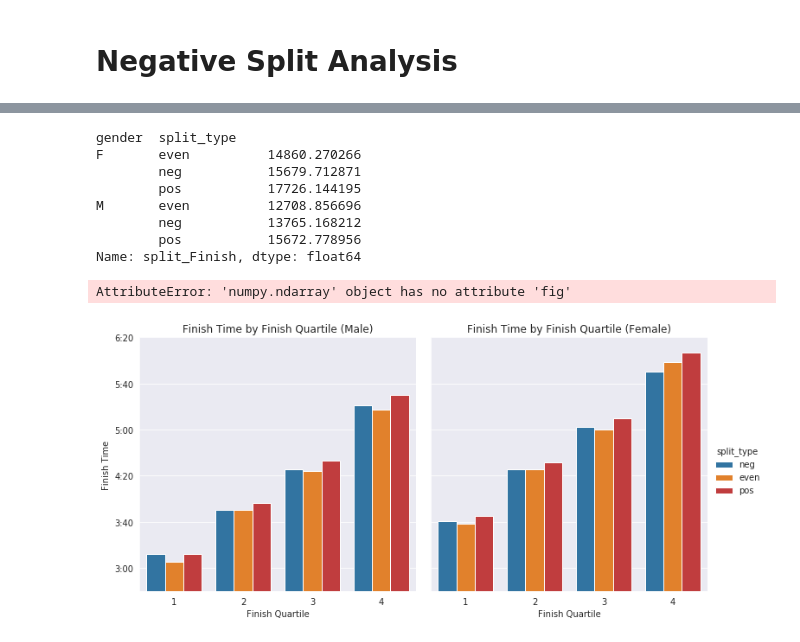
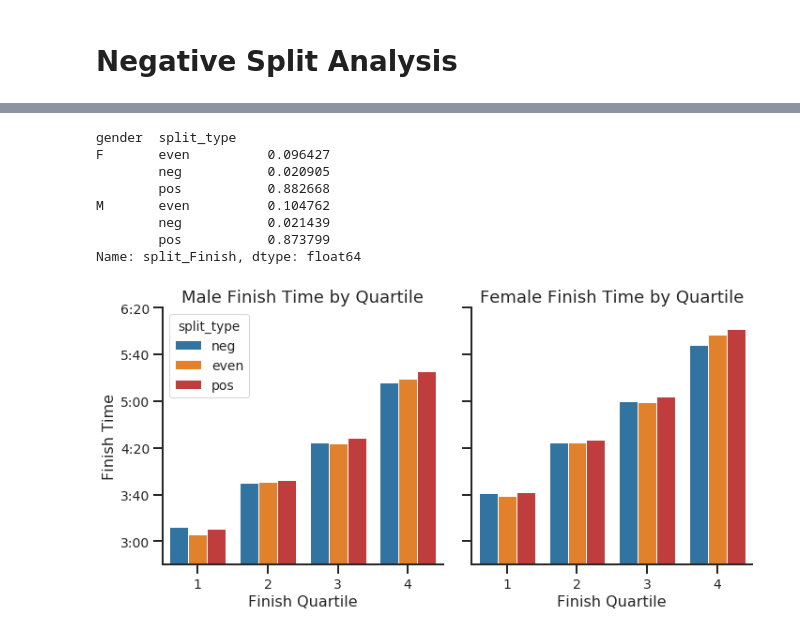
Before and after one commit to equan06/london_marathon, a Jupyter notebook: analysis/edaplots.ipynb, the cells around one changed output, grey strips where cells are left out. Cells and saved outputs as stored; diff of their text form; code cells hidden in the pictures.

```diff
--- a/analysis/edaplots.ipynb
+++ b/analysis/edaplots.ipynb
@@ -328,0 +495,13 @@ df['consistent'] = df['cov'] < med
+# %%
+# women tend to have a smaller CoV
+# note that we divide by mean finish time, which on average is higher for women (thus CoV ends up being smaller)
+# however this behavior is justified, since if a faster and slower runner had the same stdev, the faster
+# runner would have a higher variation in pace
+
+med = df['cov'].median()
+
+print(f'median cov {med}')
+df['consistent'] = df['cov'] < med
+
+top25 = df['cov'].quantile(.25)
+df['consistent_top25'] = df['cov'] < top25
@@ -466,0 +800,7 @@ n = splits.shape[0]
+# %%
+# common wisdom says negative splits are best
+# omit 2018 data due to extreme heat
+
+df['split_delta'] = (df['split_Half2']-df['split_Half'])
+df['split_perc'] = df['split_delta']/df['split_Finish']*100
+df['split_delta'].hist()
@@ -478,4 +869,0 @@ plt.savefig('img/negsplit_contour.png')
-# %%
-splits['split_delta'] = (splits['split_Half2']-splits['split_Half'])
-splits['split_perc'] = splits['split_delta']/splits['split_Finish']
-splits['split_delta'].hist()
@@ -498,12 +869,0 @@ splits['split_perc'].hist()
-# %%
-# categorizing runners as neg, even, pos based on split_perc
-splits['split_type'] = 'pos'
-splits.loc[splits['split_perc'] <= -.01, 'split_type'] = 'neg'
-
-cond = (splits['split_perc'] < .01) & (splits['split_perc'] > -.01)
-splits.loc[cond, 'split_type'] = 'even'
-
-even = splits[cond]
-even['half/half2p'] = 1 - (even['split_Half']/even['split_Half2'])
-even['split_delta'].hist()
-print(even.shape[0]/n)
@@ -518,43 +916,44 @@ See the caveats in the documentation: http://pandas.pydata.org/pandas-docs/stabl
 # %%
-splits.groupby(['gender', 'split_type'])['split_Finish'].mean()
+nums = splits.groupby(['gender'])['name'].count()
+t = splits.groupby(['gender', 'split_type'])['split_Finish'].count() / splits.groupby(['gender'])['split_Finish'].count()
 
-# account for finish time. we split men and women into 4 quartiles (1,2,3,4) for each year.
+#account for finish time. we split men and women into 4 quartiles (1,2,3,4) for each year.
 # we then group by gender, quartile, split_type
+t
 # %% [output]
 gender  split_type
-F       even          14860.270266
-        neg           15679.712871
-        pos           17726.144195
-M       even          12708.856696
-        neg           13765.168212
-        pos           15672.778956
+F       even          0.096427
+        neg           0.020905
+        pos           0.882668
+M       even          0.104762
+        neg           0.021439
+        pos           0.873799
 Name: split_Finish, dtype: float64
 # %%
 split_type_cat = splits.groupby(['gender', 'quartile', 'split_type'])['split_Finish'].mean()
 split_type_cat = split_type_cat.reset_index()
 split_type_cat['split_Finish'] = split_type_cat['split_Finish']/60
 ax = sns.catplot(data=split_type_cat, x='quartile', y='split_Finish', hue='split_type',
                  hue_order=['neg', 'even', 'pos'],
                  palette=['C0', 'C1', 'C3'],
                  col='gender',
                  col_order=['M','F'],
-                 kind='bar')
+                 kind='bar', legend_out=False)
 
 ax.set(ylim=(160,360))
 ax.set(yticks=np.arange(180, 420, 40))
 ax.set(yticklabels=['3:00', '3:40', '4:20', '5:00', '5:40', '6:20'])
 
 ax = ax.axes.flatten()
-ax[0].set(title='Finish Time by Finish Quartile (Male)')
-ax[1].set(title='Finish Time by Finish Quartile (Female)')
+ax[0].set(title='Male Finish Time by Quartile')
+ax[1].set(title='Female Finish Time by Quartile')
 ax[0].set(ylabel='Finish Time')
 ax[1].set(xlabel='Finish Quartile')
 ax[0].set(xlabel='Finish Quartile')
 
-ax.fig.savefig('img/split_type_quartile.png')
+plt.savefig('img/split/split_type_quartile.png')
 # %% [output]
-AttributeError: 'numpy.ndarray' object has no attribute 'fig'
-[figure, old version]
+[figure, new version]
 # %%
 # pacing strategies of top3 age group placers (M/F)
 
```
Also changed, not shown: parts of 70 cells of this notebook, 30 other files.
